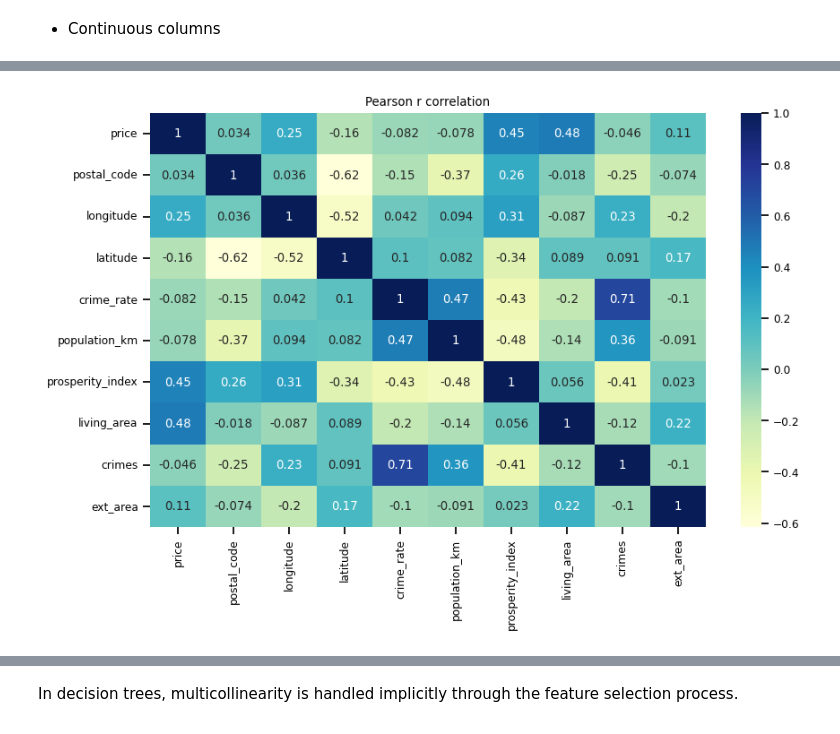
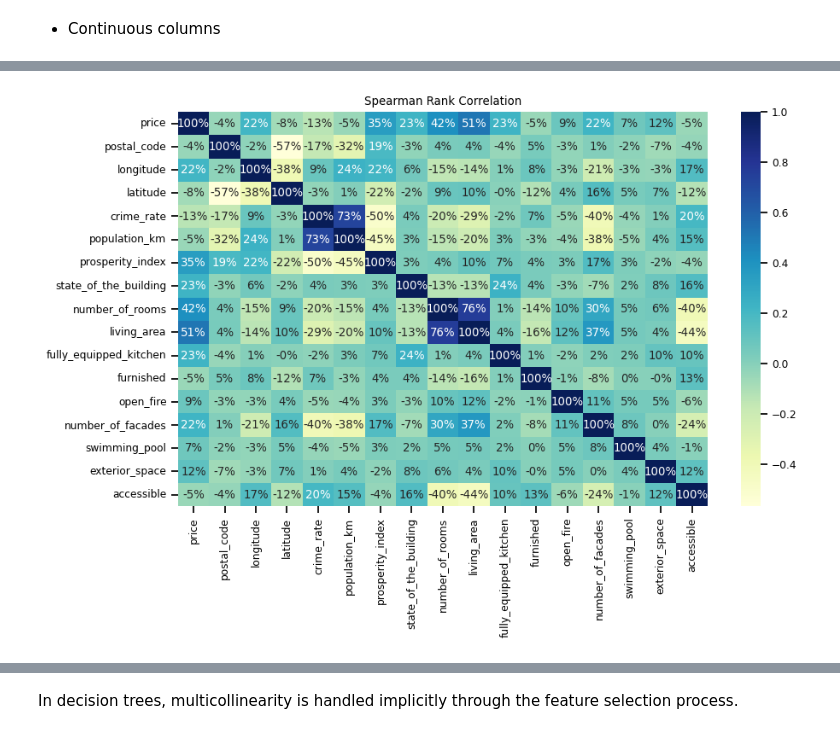
Before and after one commit to jessrojasal/machine_learning, a Jupyter notebook: feature_ engineering .ipynb, the cells around one changed output, grey strips where cells are left out. Drawn from its saved outputs; the diff is of its cells as text; code cells hidden in the pictures.

```diff
--- a/feature_ engineering .ipynb
+++ b/feature_ engineering .ipynb
@@ -854,5 +954,0 @@ Skew: 13.712710930034676 - Kurtosis: 295.70307751739426
-# %%
-# Taking only inliers for 'Garden_Area' column
-real_estate_data = real_estate_data[
-    ~real_estate_data['ext_area'].isin(outliers_ext)
-]
@@ -887,3 +974,0 @@ real_estate_data[real_estate_data['number_of_facades'] == 5].shape[0]
-# %%
-real_estate_data = real_estate_data[real_estate_data['number_of_facades'] != 5]
-real_estate_data[real_estate_data['number_of_rooms'] == 0]['type_of_property'].value_counts()
@@ -980,5 +1047,5 @@ The columns'disable_access' and 'lift' show the difference in price between prop
 # %%
-real_estate_data = real_estate_data.drop(columns=['disabled_access','lift'])
+#real_estate_data = real_estate_data.drop(columns=['accesible'])
 # %% [markdown]
 * Categorical columns
 # %%
@@ -1068,0 +1132,11 @@ plt.show()
+# %%
+categorical_features = real_estate_data.select_dtypes(include = ["object"]).columns
+numerical_features = real_estate_data.select_dtypes(exclude=["object"]).columns
+
+pearson_corr_matrix = real_estate_data[numerical_features].corr()
+
+# Plot the heatmap
+plt.figure(figsize=(10, 6))
+sns.heatmap(pearson_corr_matrix, annot=True, cmap="YlGnBu",fmt = '.0%')
+plt.title("Pearson r Correlation")
+plt.show()
@@ -1069,7 +1145,7 @@ plt.show()
 # %%
 plt.figure(figsize=(10,6))
-sns.heatmap(real_estate_data[continuous_columns].corr(),annot=True, cmap= "YlGnBu")
-plt.title("Pearson r correlation")
+sns.heatmap(real_estate_data[numerical_features].corr(method='spearman'), annot=True, cmap="YlGnBu",fmt = '.0%')
+plt.title("Spearman Rank Correlation")
 plt.show()
 # %% [output]
-[figure, old version]
+[figure, new version]
```
Also changed, not shown: parts of 97 cells of this notebook, 11 other files.
